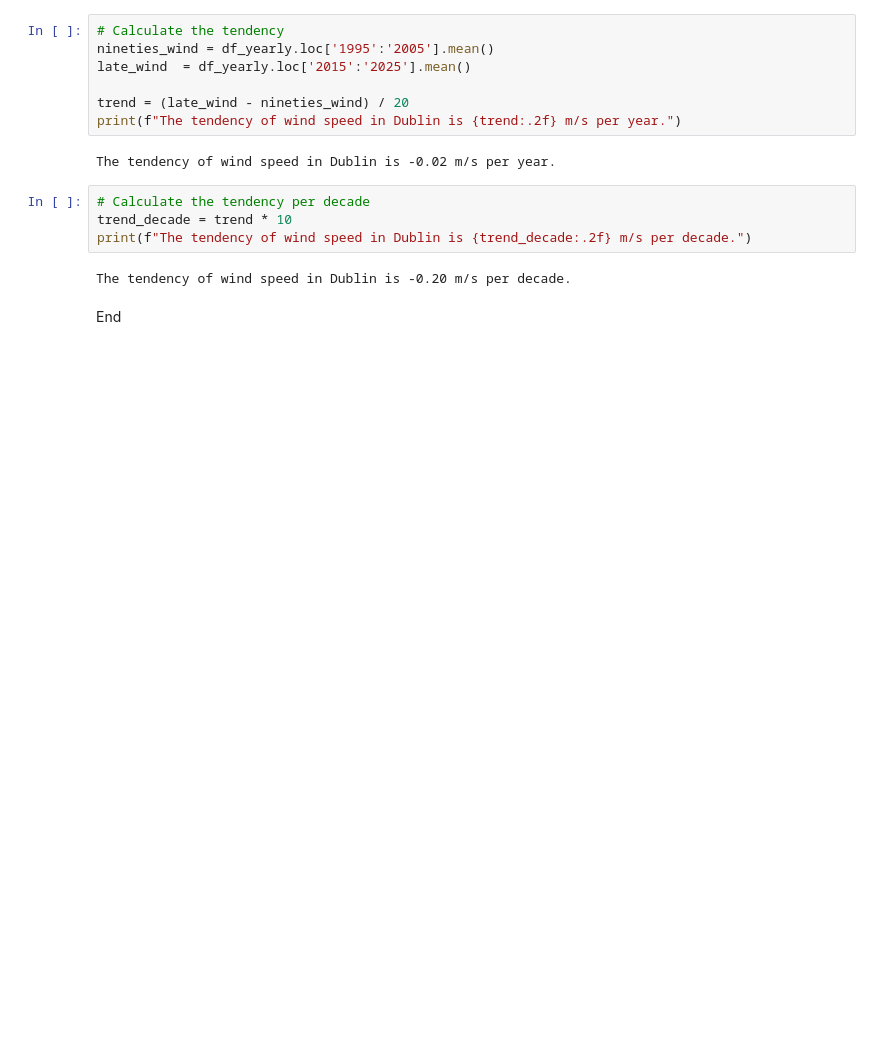
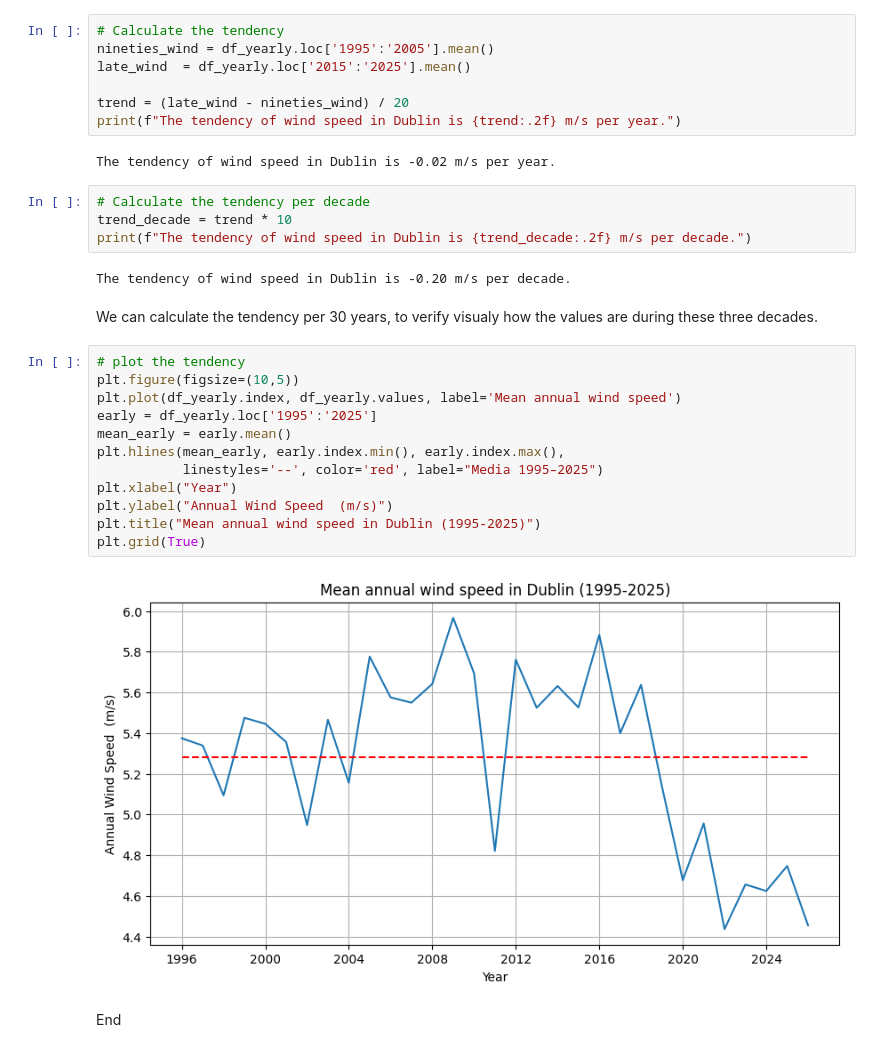
Before and after one commit to tanyasanjuan/pfda-project, a Jupyter notebook: wind.ipynb, the cells around one changed output. Saved outputs shown, nothing was run; the diff lists cells and outputs as text; blank space fills up the shorter version.

Commit message:
Plot the tendency over 30 years

```diff
--- a/wind.ipynb
+++ b/wind.ipynb
@@ -323,5 +323,21 @@ trend_decade = trend * 10
 print(f"The tendency of wind speed in Dublin is {trend_decade:.2f} m/s per decade.")
 # %% [output]
 The tendency of wind speed in Dublin is -0.20 m/s per decade.
+# %% [markdown]
+We can calculate the tendency per 30 years, to verify visualy how the values are during these three decades.
+# %%
+# plot the tendency
+plt.figure(figsize=(10,5))
+plt.plot(df_yearly.index, df_yearly.values, label='Mean annual wind speed')
+early = df_yearly.loc['1995':'2025']
+mean_early = early.mean()
+plt.hlines(mean_early, early.index.min(), early.index.max(),
+           linestyles='--', color='red', label="Media 1995–2025")
+plt.xlabel("Year")
+plt.ylabel("Annual Wind Speed  (m/s)")
+plt.title("Mean annual wind speed in Dublin (1995-2025)")
+plt.grid(True)
+# %% [output]
+[figure, added]
 # %% [markdown]
 End
```
Also changed, not shown: parts of 1 cell of this notebook.
